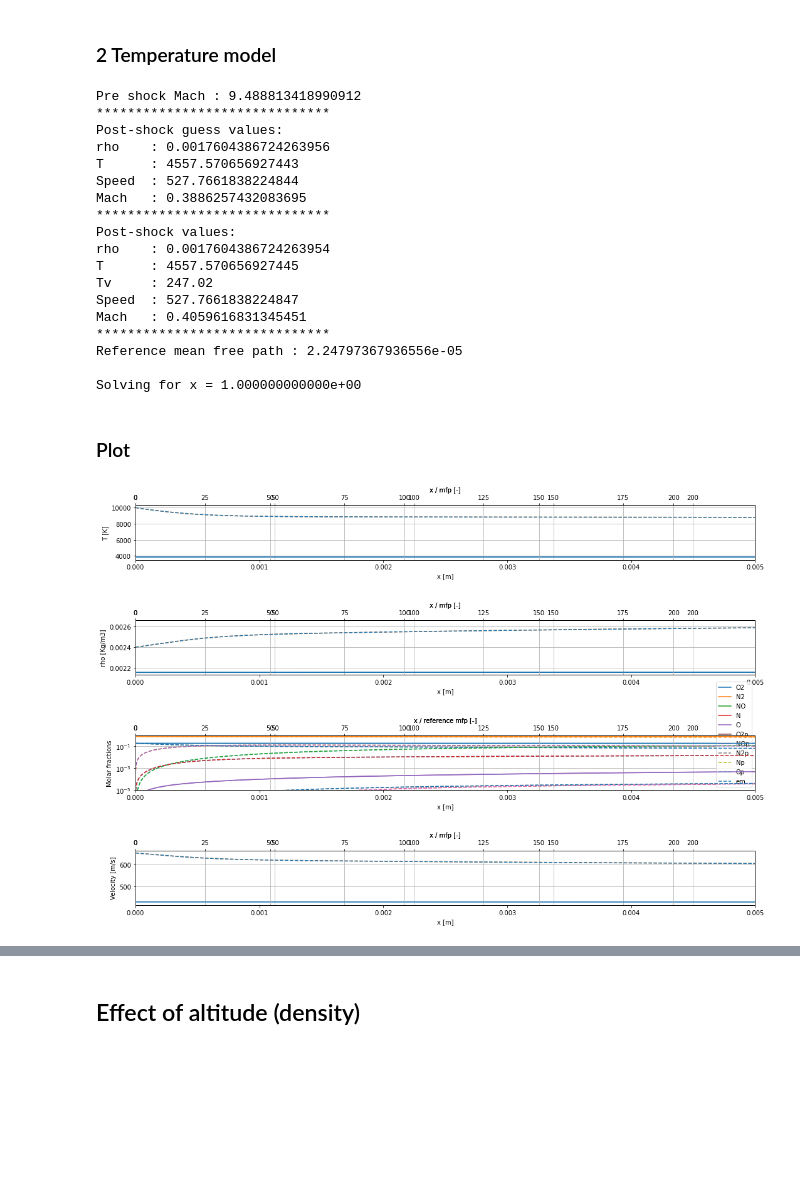
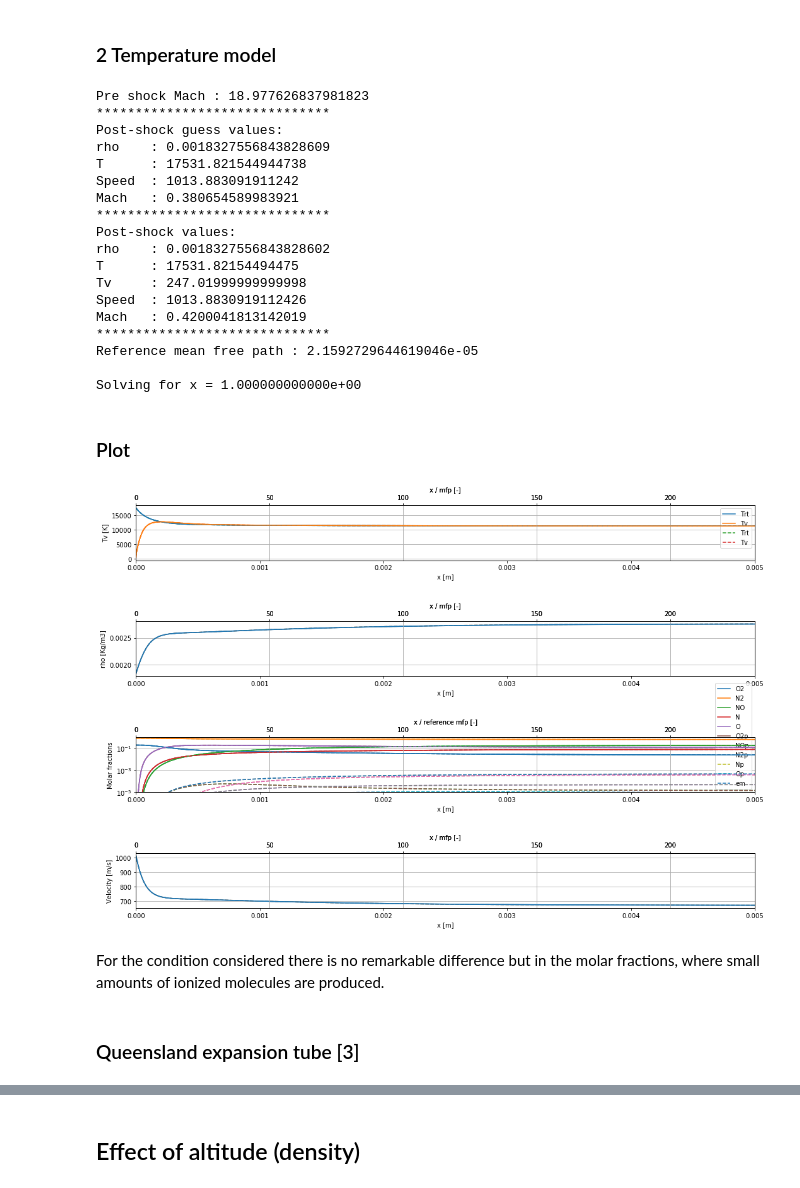
Before and after one commit to 20edo/Reactive_shock_air, a Jupyter notebook: Book_mod_by_me/Results/Results.ipynb, the cells around one changed output, grey strips where cells are left out. Saved outputs shown, nothing was run; the diff lists cells and outputs as text; code cells hidden in the pictures; blank space fills up the shorter version.

```diff
--- a/Book_mod_by_me/Results/Results.ipynb
+++ b/Book_mod_by_me/Results/Results.ipynb
@@ -45,9 +50,10 @@ _11specie.reaction.append(N_ion)
 # _11specie.T0     = 300
 # _11specie.rho0   = 10 / (287.05 * 300)
 # _11specie.u0     = 10000
-_11specie.T0     = 247.02
+
+_11specie.T0     = 273.15 - 26.13
 _11specie.rho0   = 3.097e-4
-_11specie.u0     = 5062
+_11specie.u0     = 6000
 # %% [markdown]
 ### 1 Temperature model
 # %%
@@ -197,22 +289,22 @@ _7specie_2T = cp.deepcopy(_7specie)
 _7specie_2T.solve_2T()
 _7specie_2T.postprocess()
 # %% [output]
-Pre shock Mach : 9.488813418990912
+Pre shock Mach : 18.977626837981823
 ******************************
 Post-shock guess values:
-rho    : 0.0017604386724263956
-T      : 4557.570656927443
-Speed  : 527.7661838224844
-Mach   : 0.3886257432083695
+rho    : 0.0018327556843828609
+T      : 17531.821544944738
+Speed  : 1013.883091911242
+Mach   : 0.380654589983921
 ******************************
 Post-shock values:
-rho    : 0.0017604386724263954
-T      : 4557.570656927445
-Tv     : 247.02
-Speed  : 527.7661838224847
-Mach   : 0.4059616831345451
+rho    : 0.0018327556843828602
+T      : 17531.82154494475
+Tv     : 247.01999999999998
+Speed  : 1013.8830919112426
+Mach   : 0.4200041813142019
 ******************************
-Reference mean free path : 2.24797367936556e-05
+Reference mean free path : 2.1592729644619046e-05
 
 Solving for x = 1.000000000000e+00
 # %% [markdown]
@@ -220,19 +312,23 @@ Solving for x = 1.000000000000e+00
 # %%
 xmax = 5e-3
 xmax_l = 3e7
 
 fig, ax = plt.subplots(4, 1,)
 
-_7specie.plot_T(ax[0], xmax = xmax)
-_7specie.plot_rho(ax[1], xmax = xmax)
-_7specie.logplot_X(ax[2], xmax = xmax)
-_7specie.plot_u(ax[3], xmax = xmax)
+_7specie_2T.plot_2T(ax[0], xmax = xmax)
+_7specie_2T.plot_rho(ax[1], xmax = xmax)
+_7specie_2T.logplot_X(ax[2], xmax = xmax)
+_7specie_2T.plot_u(ax[3], xmax = xmax)
 
-_11specie.plot_T(ax[0], xmax = xmax,ls = '--')
-_11specie.plot_rho(ax[1], xmax = xmax,ls = '--')
-_11specie.logplot_X(ax[2], xmax = xmax,ls = '--')
-_11specie.plot_u(ax[3], xmax = xmax, ls = '--')
+_11specie_2T.plot_2T(ax[0], xmax = xmax,ls = '--')
+_11specie_2T.plot_rho(ax[1], xmax = xmax,ls = '--')
+_11specie_2T.logplot_X(ax[2], xmax = xmax,ls = '--')
+_11specie_2T.plot_u(ax[3], xmax = xmax, ls = '--')
 
 fig.tight_layout()
 # %% [output]
-[figure, old version]
+[figure, new version]
+# %% [markdown]
+For the condition considered there is no remarkable difference but in the molar fractions, where small amounts of ionized molecules are produced.
+# %% [markdown]
+### Queensland expansion tube [3]
```
Also changed, not shown: parts of 25 cells of this notebook.
